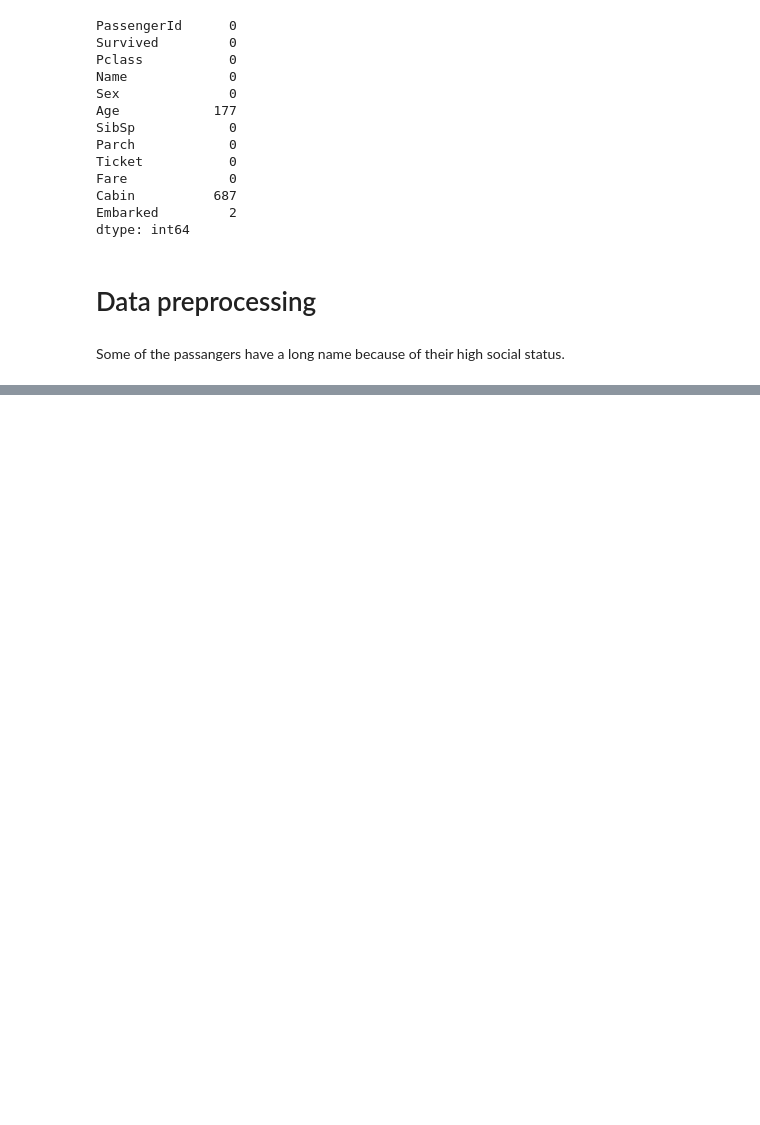
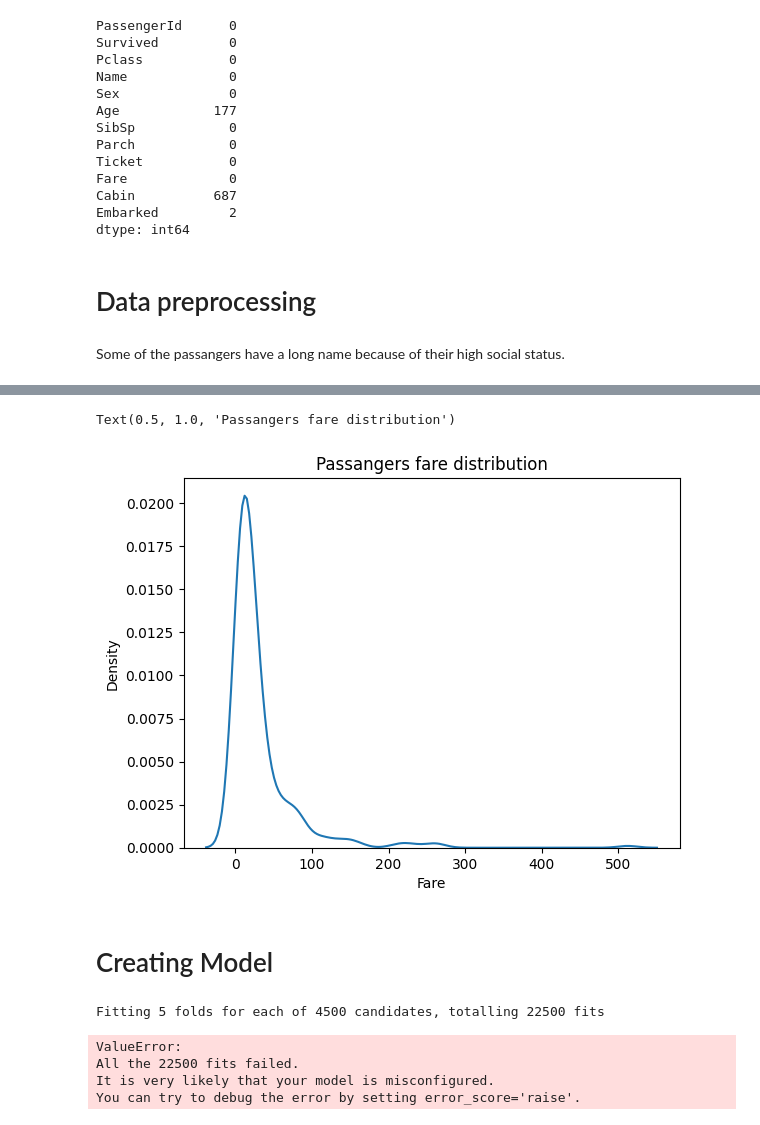
Before and after one commit to PigStep/ML-Titanic-Kaggle-contest, a Jupyter notebook: notebooks/Age regressor notebook/Age_regressor.ipynb, the cells around one changed output, grey strips where cells are left out. Cells and saved outputs as stored; diff of their text form; code cells hidden in the pictures; blank space fills up the shorter version.

Commit message:
feature: age regressor grid searching

```diff
--- a/notebooks/Age regressor notebook/Age_regressor.ipynb
+++ b/notebooks/Age regressor notebook/Age_regressor.ipynb
@@ -62,0 +67,8 @@ titanic_data.head()
+# %%
+sns.kdeplot(titanic_data,x="Fare")
+plt.title("Passangers fare distribution")
+# %% [output]
+Text(0.5, 1.0, 'Passangers fare distribution')
+[figure, added]
+# %% [markdown]
+# Creating Model
@@ -62,0 +101,20 @@ titanic_data.head()
+# %%
+rgrs = RandomForestRegressor(random_state=42)
+#Compute search grid
+
+# first parameters grid (for)
+parameters = {
+    "n_estimators":range(1,500,100),
+    "max_depth":range(1,100,10),
+    "min_samples_split": range(2,100,10),
+    "min_samples_leaf": range(10,100,10)
+}
+
+search = GridSearchCV(rgrs,param_grid=parameters, n_jobs=-1, verbose=True)
+search.fit(X_test,y_test)
+# %% [output]
+Fitting 5 folds for each of 4500 candidates, totalling 22500 fits
+ValueError:
+All the 22500 fits failed.
+It is very likely that your model is misconfigured.
+You can try to debug the error by setting error_score='raise'.
```
Also changed, not shown: parts of 8 cells of this notebook.
